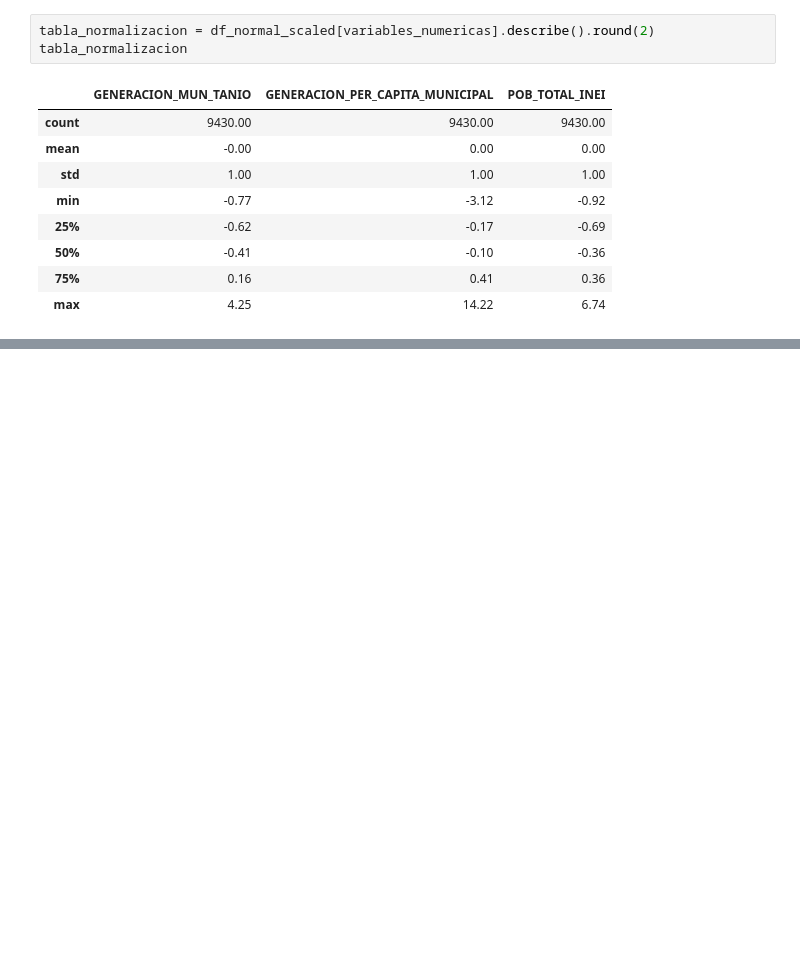
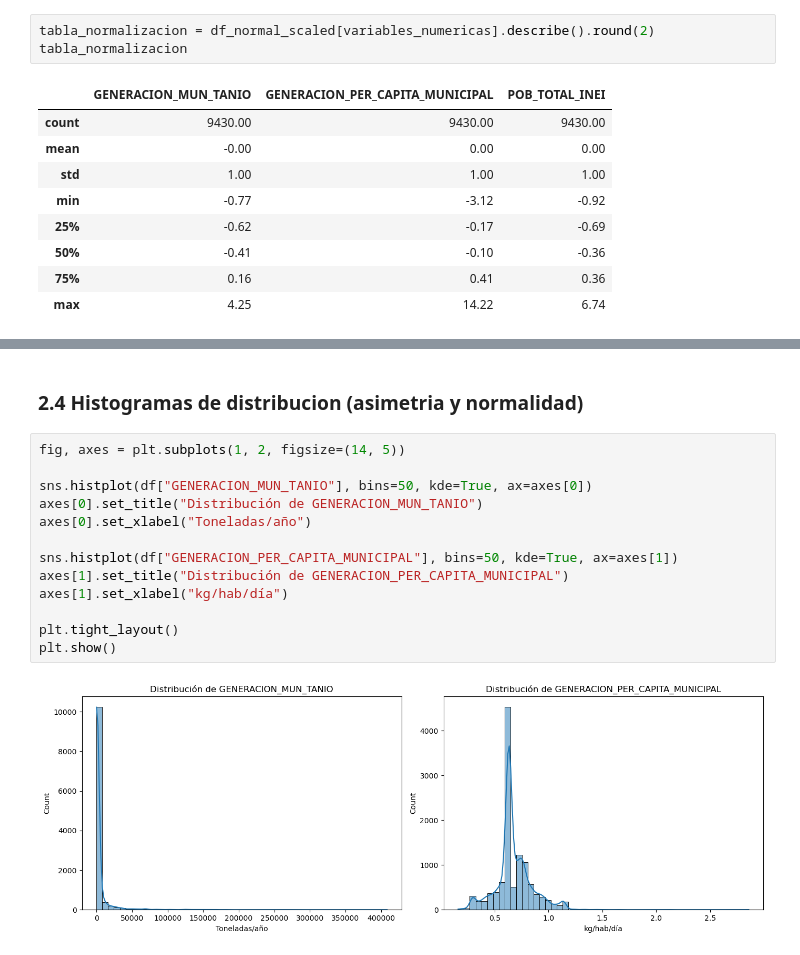
Before and after one commit to daJackLy/agente_residuos, a Jupyter notebook: agente_residuos.ipynb, the cells around one changed output, grey strips where cells are left out. Cells and saved outputs as stored; diff of their text form; blank space fills up the shorter version.

```diff
--- a/agente_residuos.ipynb
+++ b/agente_residuos.ipynb
@@ -166,0 +236,17 @@ tabla_normalizacion
+# %% [markdown]
+### 2.4 Histogramas de distribucion (asimetria y normalidad)
+# %%
+fig, axes = plt.subplots(1, 2, figsize=(14, 5))
+
+sns.histplot(df["GENERACION_MUN_TANIO"], bins=50, kde=True, ax=axes[0])
+axes[0].set_title("Distribución de GENERACION_MUN_TANIO")
+axes[0].set_xlabel("Toneladas/año")
+
+sns.histplot(df["GENERACION_PER_CAPITA_MUNICIPAL"], bins=50, kde=True, ax=axes[1])
+axes[1].set_title("Distribución de GENERACION_PER_CAPITA_MUNICIPAL")
+axes[1].set_xlabel("kg/hab/día")
+
+plt.tight_layout()
+plt.show()
+# %% [output]
+[figure, added]
```
Also changed, not shown: parts of 10 cells of this notebook.
